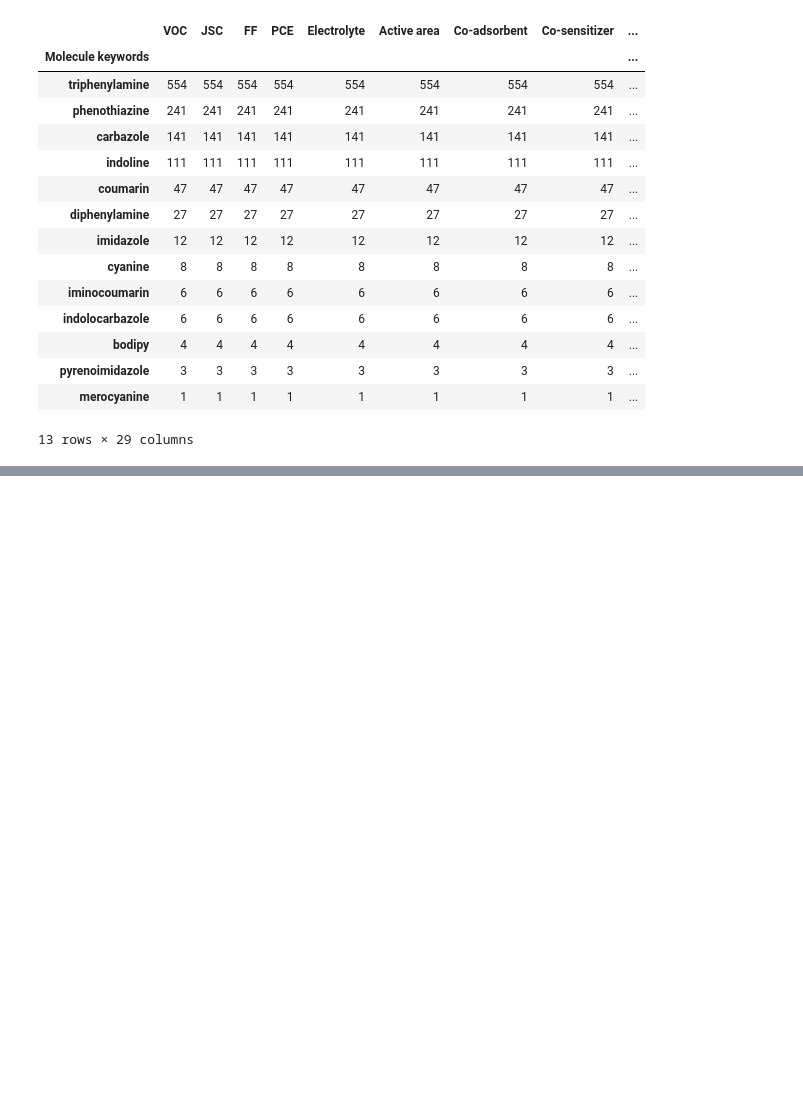
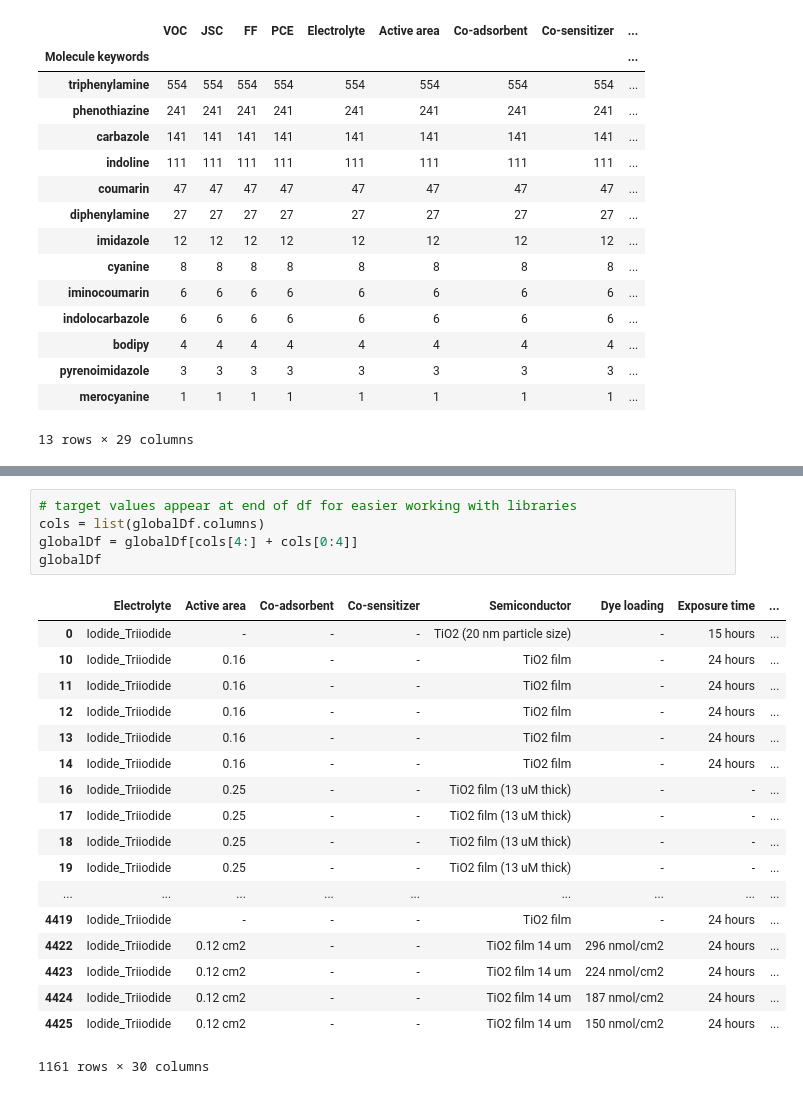
Before and after one commit to PaulC61/Cheminformatics, a Jupyter notebook: InternshipM2_BIU/WorkingEnvironment/Phase1/dataProcessing.ipynb, the cells around one changed output, grey strips where cells are left out. Saved outputs shown, nothing was run; the diff lists cells and outputs as text; blank space fills up the shorter version.

```diff
--- a/InternshipM2_BIU/WorkingEnvironment/Phase1/dataProcessing.ipynb
+++ b/InternshipM2_BIU/WorkingEnvironment/Phase1/dataProcessing.ipynb
@@ -165,0 +164,24 @@ globalDf.group
+# %%
+# target values appear at end of df for easier working with libraries
+cols = list(globalDf.columns)
+globalDf = globalDf[cols[4:] + cols[0:4]]
+globalDf
+# %% [output]
+|  | Electrolyte | Active area | Co-adsorbent | Co-sensitizer | Semiconductor | Dye loading | Exposure time | ... |
+| 0 | Iodide_Triiodide | - | - | - | TiO2 (20 nm particle size) | - | 15 hours | ... |
+| 10 | Iodide_Triiodide | 0.16 | - | - | TiO2 film | - | 24 hours | ... |
+| 11 | Iodide_Triiodide | 0.16 | - | - | TiO2 film | - | 24 hours | ... |
+| 12 | Iodide_Triiodide | 0.16 | - | - | TiO2 film | - | 24 hours | ... |
+| 13 | Iodide_Triiodide | 0.16 | - | - | TiO2 film | - | 24 hours | ... |
+| 14 | Iodide_Triiodide | 0.16 | - | - | TiO2 film | - | 24 hours | ... |
+| 16 | Iodide_Triiodide | 0.25 | - | - | TiO2 film (13 uM thick) | - | - | ... |
+| 17 | Iodide_Triiodide | 0.25 | - | - | TiO2 film (13 uM thick) | - | - | ... |
+| 18 | Iodide_Triiodide | 0.25 | - | - | TiO2 film (13 uM thick) | - | - | ... |
+| 19 | Iodide_Triiodide | 0.25 | - | - | TiO2 film (13 uM thick) | - | - | ... |
+| ... | ... | ... | ... | ... | ... | ... | ... | ... |
+| 4419 | Iodide_Triiodide | - | - | - | TiO2 film | - | 24 hours | ... |
+| 4422 | Iodide_Triiodide | 0.12 cm2 | - | - | TiO2 film 14 um | 296 nmol/cm2 | 24 hours | ... |
+| 4423 | Iodide_Triiodide | 0.12 cm2 | - | - | TiO2 film 14 um | 224 nmol/cm2 | 24 hours | ... |
+| 4424 | Iodide_Triiodide | 0.12 cm2 | - | - | TiO2 film 14 um | 187 nmol/cm2 | 24 hours | ... |
+| 4425 | Iodide_Triiodide | 0.12 cm2 | - | - | TiO2 film 14 um | 150 nmol/cm2 | 24 hours | ... |
+1161 rows × 30 columns
```
Also changed, not shown: parts of 3 cells of this notebook, 1 other file.
